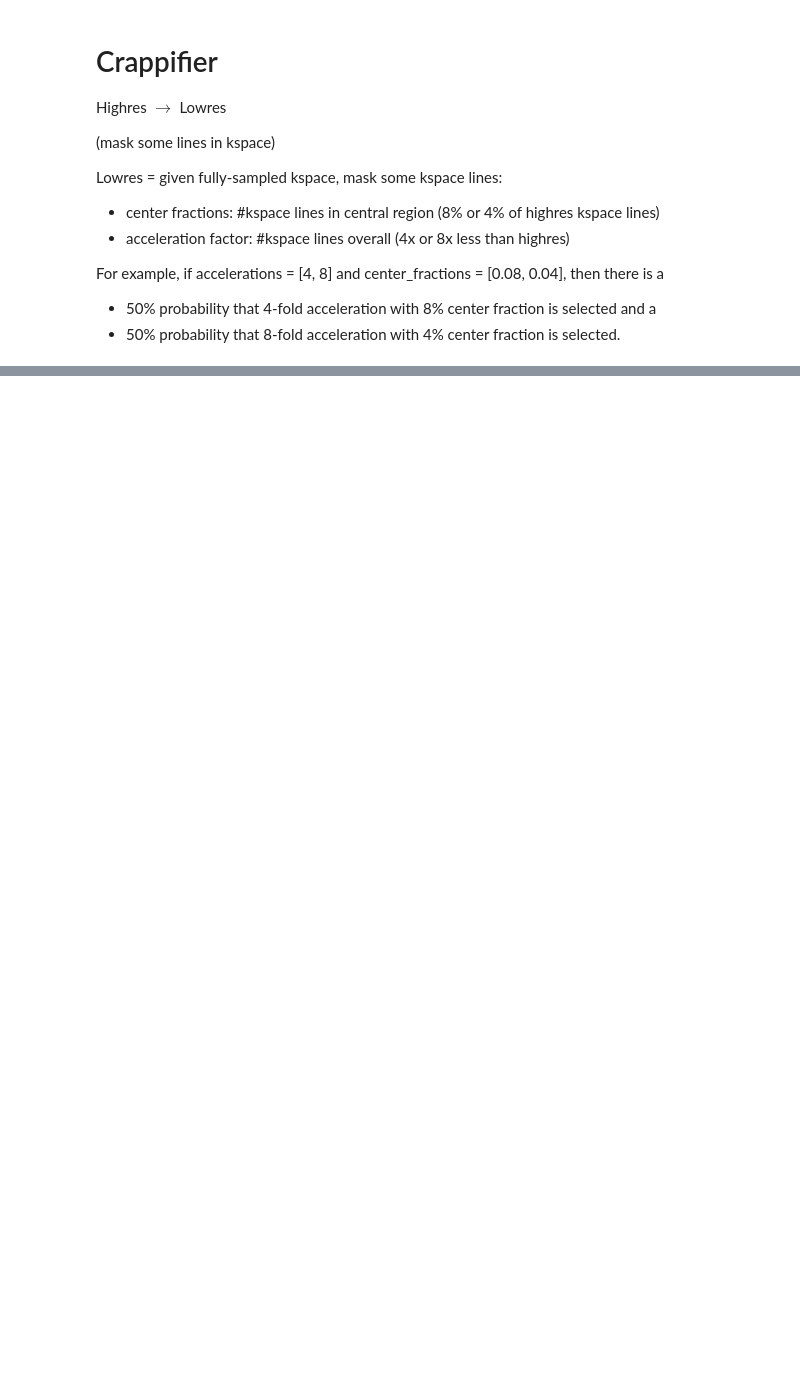
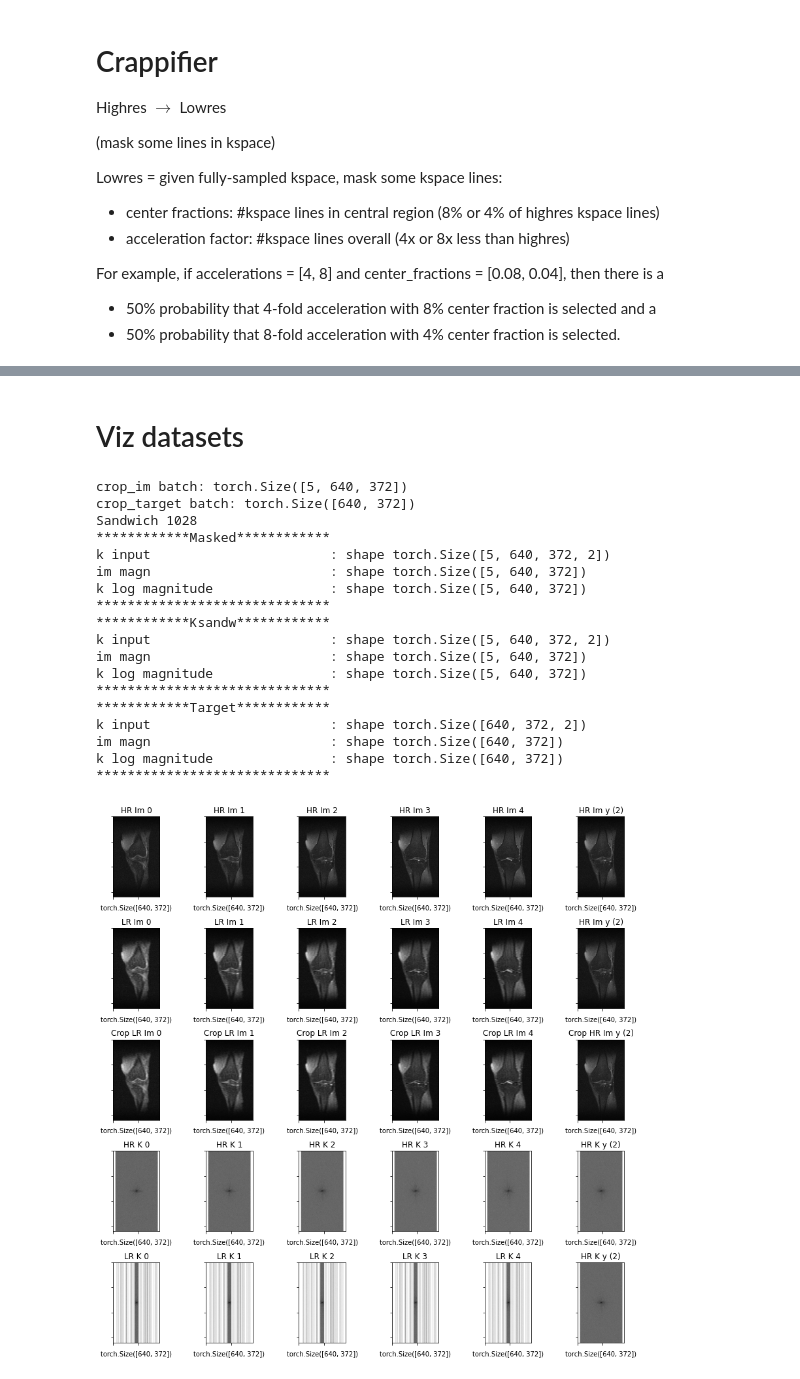
Before and after one commit to RGologorsky/fastmri, a Jupyter notebook: SuperresSandwich.ipynb, the cells around one changed output, grey strips where cells are left out. Saved outputs shown, nothing was run; the diff lists cells and outputs as text; code cells hidden in the pictures; blank space fills up the shorter version.

Commit message:
HR/LR dataset in SuperRes sandwich

```diff
--- a/SuperresSandwich.ipynb
+++ b/SuperresSandwich.ipynb
@@ -594,0 +298,80 @@ AttributeError: ignored
+# %% [markdown]
+# Viz datasets
+# %%
+def toL(t): return [t[i] for i in range(t.shape[0])]
+
+def quick_decode(k, header=None, footer="*"):
+  if header: print(f"{header:*^30}")
+
+  print(f"{'k input':30}: shape {k.shape}")
+
+  # magnitude im space
+  rev = C.apply(k, CenteredTfms.k2im(), post=C.complex2mgn)
+  print(f"{'im magn':30}: shape {rev.shape}")
+
+  # log magnitude kspace
+  k_abs = C.apply(k, C.log, pre=C.complex2mgn)
+  print(f"{'k log magnitude':30}: shape {k_abs.shape}")
+
+  if footer: print(f"{footer:*^30}")
+  return rev, k_abs
+# %%
+i = np.random.randint(len(hr_ds))
+ksandw, target     = hr_ds[i]
+masked_ksandw, _   = lr_ds[i]
+
+crop_im, crop_target = crop_lr_ds[i]
+crop_im     = C.apply(crop_im, C.complex2mgn)
+crop_target = C.apply(crop_target, C.complex2mgn)
+print(f"crop_im batch: {crop_im.shape}")
+print(f"crop_target batch: {crop_target.shape}")
+
+print(f"Sandwich {i}")
+
+rev_masked_ksandw, abs_masked_ksandw = quick_decode(masked_ksandw, header="Masked")
+rev_ksandw, abs_ksandw = quick_decode(ksandw, header="Ksandw")
+rev_target, abs_target = quick_decode(target, header="Target")
+
+# plot input sandwich + target slice
+n_seq = sandw_tfm.n_seq
+
+# MRs in (magnitude) image space
+hr_ims  = toL(rev_ksandw) + [rev_target]
+lr_ims  = toL(rev_masked_ksandw) + [rev_target]
+crop_ims = toL(crop_im) + [crop_target]
+
+# MRs in (log magnitude) kspace
+hr_ks  = toL(abs_ksandw) + [abs_target]
+lr_ks  = toL(abs_masked_ksandw) + [abs_target]
+
+hr_im_titles  = [f"HR Im {i}" for i in range(n_seq)] + [f"HR Im y ({n_seq//2})"]
+lr_im_titles  = [f"LR Im {i}" for i in range(n_seq)] + [f"HR Im y ({n_seq//2})"]
+cr_im_titles  = [f"Crop LR Im {i}" for i in range(n_seq)] + [f"Crop HR Im y ({n_seq//2})"]
+
+hr_k_titles  = [f"HR K {i}" for i in range(n_seq)] + [f"HR K y ({n_seq//2})"]
+lr_k_titles  = [f"LR K {i}" for i in range(n_seq)] + [f"HR K y ({n_seq//2})"]
+
+ims    =  hr_ims + lr_ims + crop_ims + hr_ks + lr_ks
+titles = hr_im_titles + lr_im_titles + cr_im_titles + hr_k_titles + lr_k_titles
+
+plot(ims, titles, nrows=5, ncols=n_seq+1, figsize=(12,12))
+# %% [output]
+crop_im batch: torch.Size([5, 640, 372])
+crop_target batch: torch.Size([640, 372])
+Sandwich 1028
+************Masked************
+k input                       : shape torch.Size([5, 640, 372, 2])
+im magn                       : shape torch.Size([5, 640, 372])
+k log magnitude               : shape torch.Size([5, 640, 372])
+******************************
+************Ksandw************
+k input                       : shape torch.Size([5, 640, 372, 2])
+im magn                       : shape torch.Size([5, 640, 372])
+k log magnitude               : shape torch.Size([5, 640, 372])
+******************************
+************Target************
+k input                       : shape torch.Size([640, 372, 2])
+im magn                       : shape torch.Size([640, 372])
+k log magnitude               : shape torch.Size([640, 372])
+******************************
+[figure, added]
```
Also changed, not shown: parts of 73 cells of this notebook, 2 other files.
